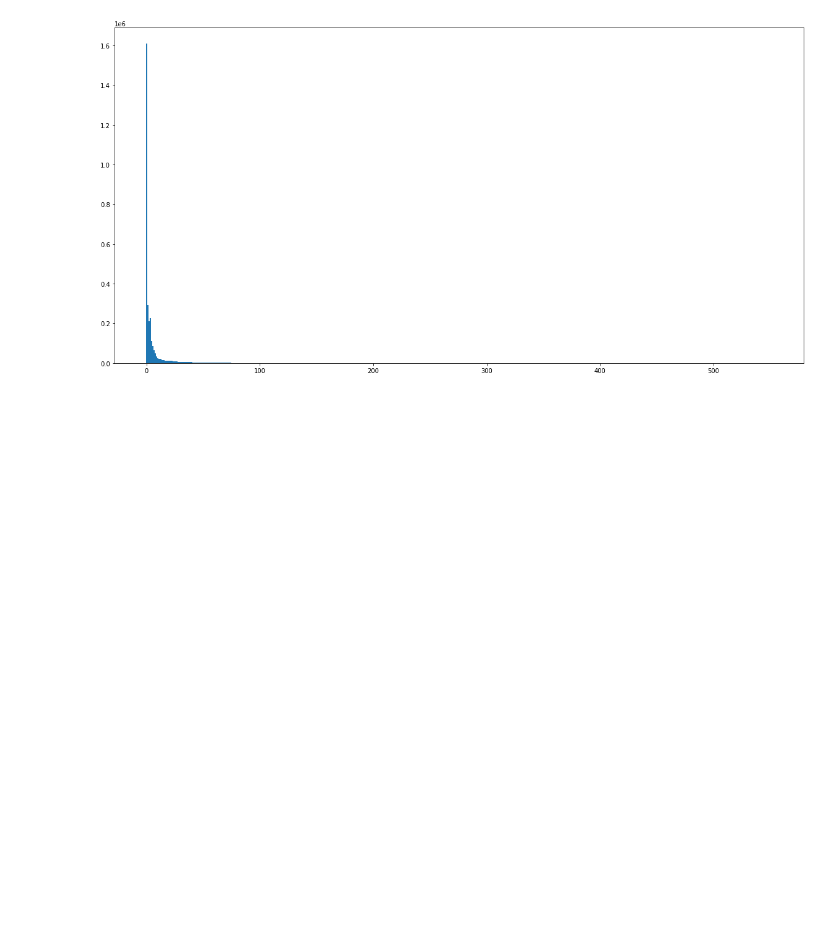
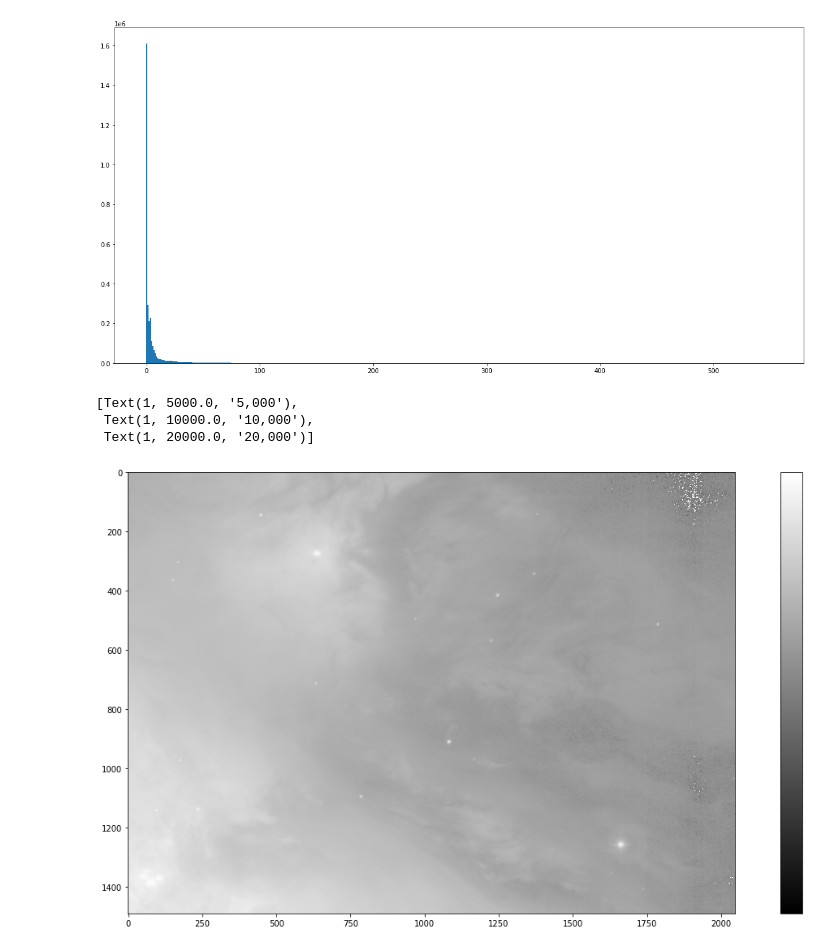
Before and after one commit to JoelsonSartoriJr/study-astrnomy, a Jupyter notebook: fits_image/rgb_image.ipynb, the cells around one changed output. Saved outputs shown, nothing was run; the diff lists cells and outputs as text; code cells hidden in the pictures; blank space fills up the shorter version.

Commit message:
feat: color magnitude diagram

```diff
--- a/fits_image/rgb_image.ipynb
+++ b/fits_image/rgb_image.ipynb
@@ -65,3 +65,14 @@ plt.colorbar()
 histogram = plt.hist(data.flat, bins=500)
 # %% [output]
 [figure]
+# %%
+from matplotlib.colors import LogNorm
+
+plt.imshow(data, cmap='gray', norm=LogNorm())
+cbar = plt.colorbar(ticks=[5.e3, 1.e4, 2.e4])
+cbar.ax.set_yticklabels(['5,000', '10,000', '20,000'])
+# %% [output]
+[Text(1, 5000.0, '5,000'),
+ Text(1, 10000.0, '10,000'),
+ Text(1, 20000.0, '20,000')]
+[figure, added]
```
Also changed, not shown: parts of 4 cells of this notebook, 10 other files.
